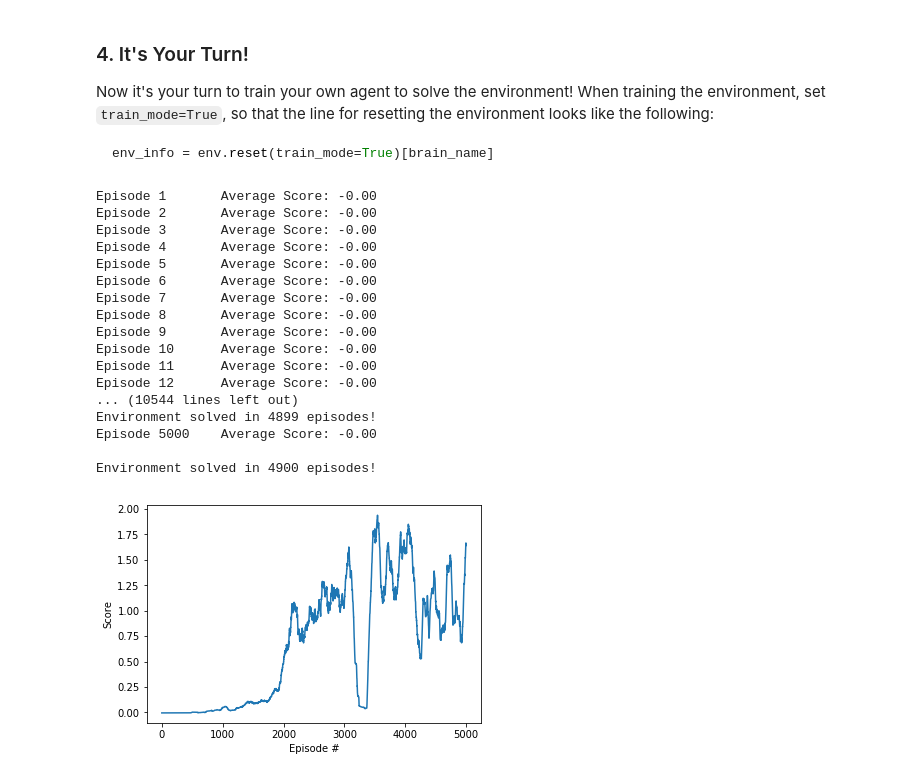
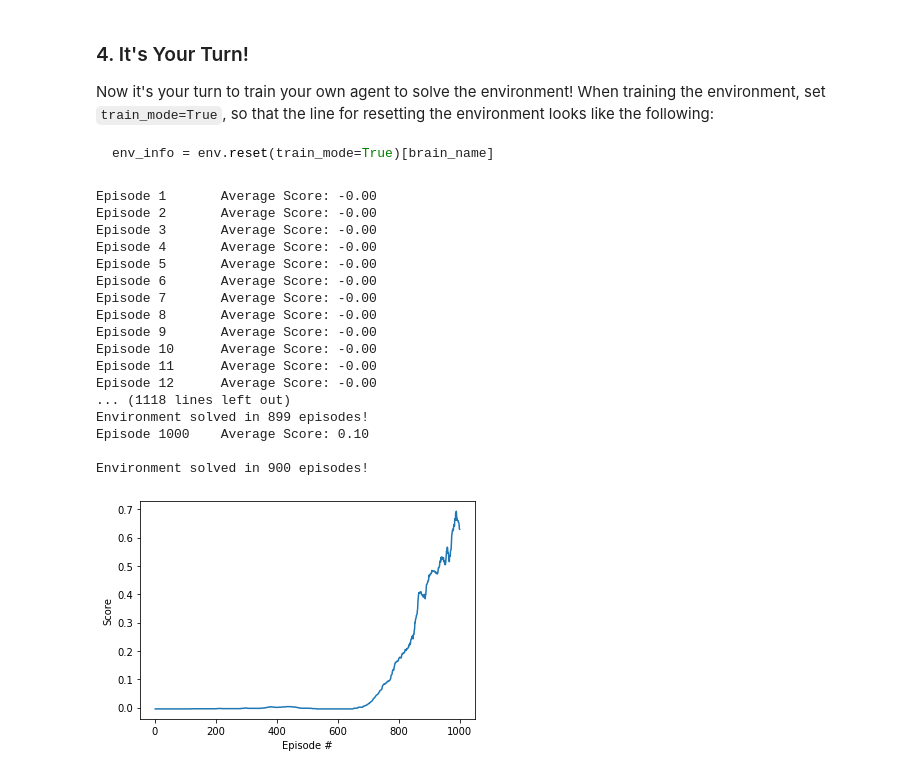
Before and after one commit to bkocis/DRLND_Pr_3_Collaboration_and_Competition, a Jupyter notebook: Tennis.ipynb, the cells around one changed output. Drawn from its saved outputs; the diff is of its cells as text; code cells hidden in the pictures.

```diff
--- a/Tennis.ipynb
+++ b/Tennis.ipynb
@@ -136,7 +136,7 @@ from ddpg_agent_tennis import Agent
 # %%
 # n_episodes=4000
 # max_t=1000 not 100
-def ddpg(n_episodes=5000, max_t=1000, print_every=1):
+def ddpg(n_episodes=1000, max_t=1000, print_every=1):
     mean_scores = []
     scores_window = deque(maxlen=100)
     moving_avgs = []
@@ -178,35 +178,35 @@ def ddpg(n_episodes=5000, max_t=1000, print_every=1):
         if moving_avgs[-1] >= 0.5 and i_episode >= 100:
             print('\nEnvironment solved in {} episodes!'.format(i_episode-100))
 
     return moving_avgs
 
 
 agent = Agent(state_size=state_size, action_size=action_size, random_seed=1)
 
 scores = ddpg()
 
 fig = plt.figure()
 ax = fig.add_subplot(111)
 plt.plot(np.arange(1, len(scores)+1), scores)
 plt.ylabel('Score')
 plt.xlabel('Episode #')
 plt.show()
 # %% [output]
 Episode 1       Average Score: -0.00
 Episode 2       Average Score: -0.00
 Episode 3       Average Score: -0.00
 Episode 4       Average Score: -0.00
 Episode 5       Average Score: -0.00
 Episode 6       Average Score: -0.00
 Episode 7       Average Score: -0.00
 Episode 8       Average Score: -0.00
 Episode 9       Average Score: -0.00
 Episode 10      Average Score: -0.00
 Episode 11      Average Score: -0.00
 Episode 12      Average Score: -0.00
-... (10544 lines left out)
-Environment solved in 4899 episodes!
-Episode 5000    Average Score: -0.00
+... (1118 lines left out)
+Environment solved in 899 episodes!
+Episode 1000    Average Score: 0.10
 
-Environment solved in 4900 episodes!
+Environment solved in 900 episodes!
-[figure, old version]
+[figure, new version]
```
Also changed, not shown: 4 other files.
